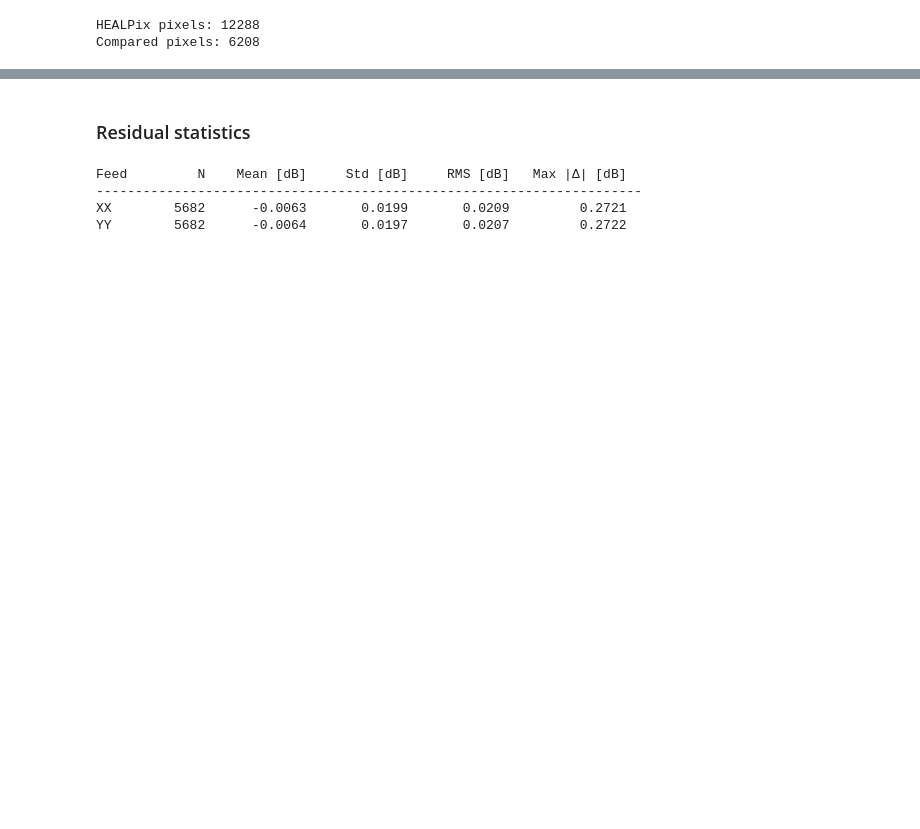
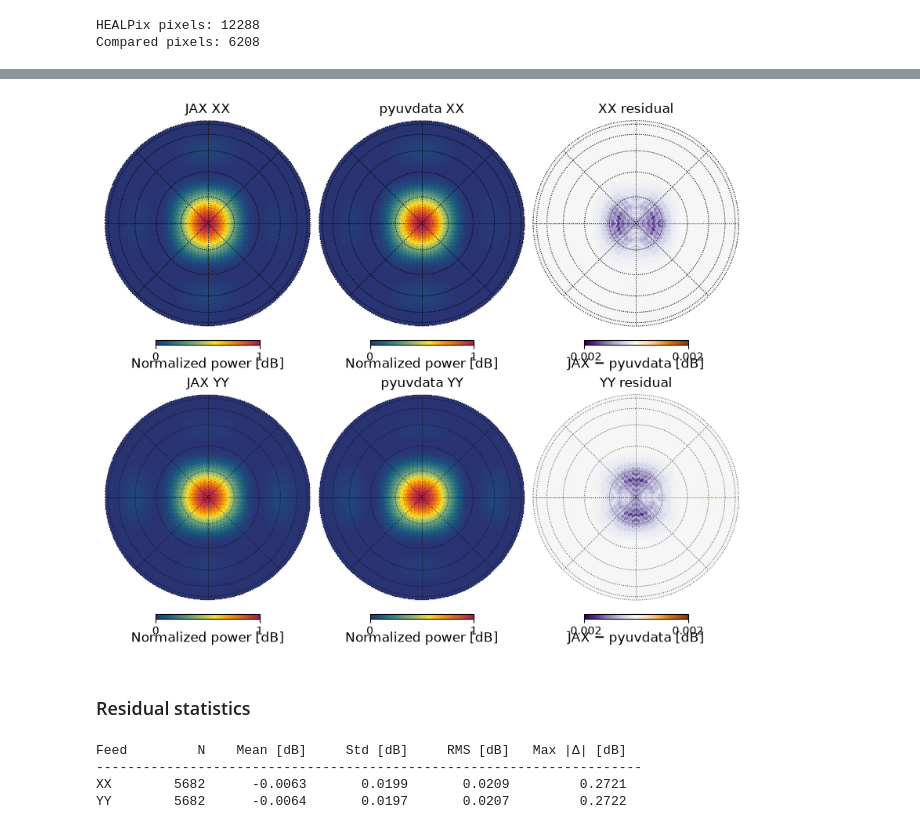
Before and after one commit to amanchokshi/mwa_jaxbeam, a Jupyter notebook: notebooks/aee_137mhz_validation.ipynb, the cells around one changed output, grey strips where cells are left out. Cells and saved outputs as stored; diff of their text form; code cells hidden in the pictures; blank space fills up the shorter version.

```diff
--- a/notebooks/aee_137mhz_validation.ipynb
+++ b/notebooks/aee_137mhz_validation.ipynb
@@ -234,6 +437,8 @@ pyuv_power_db = power_to_db(pyuv_power_hpx)
 residual_db = 10.0 * np.log10(
     np.maximum(jax_power_hpx, np.finfo(float).tiny) / np.maximum(pyuv_power_hpx, np.finfo(float).tiny)
 )
+
+residual_linear = jax_power_hpx - pyuv_power_hpx
 # %%
 def as_healpix_map(values):
     """Replace non-finite values with HEALPix's unseen sentinel."""
@@ -300,3 +504,57 @@ plt.show()
+# %%
+jax_linear_maps = as_healpix_map(jax_power_hpx)
+pyuv_linear_maps = as_healpix_map(pyuv_power_hpx)
+residual_linear_maps = as_healpix_map(residual_linear)
+
+fig = plt.figure(figsize=(8.2, 7.0))
+
+beam_kwargs = {
+    "rot": (0, 90, -90),
+    "half_sky": True,
+    "flip": "geo",
+    "fig": fig,
+    "min": 0,
+    "max": 1,
+    "unit": "\n\nNormalized power [dB]",
+    "badcolor": "whitesmoke",
+    "cmap": beam_cmap,
+}
+residual_kwargs = {
+    "rot": (0, 90, -90),
+    "half_sky": True,
+    "flip": "geo",
+    "fig": fig,
+    "min": -0.002,
+    "max": 0.002,
+    "unit": "\n\nJAX − pyuvdata [dB]",
+    "cmap": "PuOr_r",
+}
+
+for row, feed_name in enumerate(("XX", "YY")):
+    hp.orthview(
+        jax_linear_maps[row],
+        sub=(2, 3, 1 + 3 * row),
+        title=f"JAX {feed_name}",
+        **beam_kwargs,
+    )
+    hp.orthview(
+        pyuv_linear_maps[row],
+        sub=(2, 3, 2 + 3 * row),
+        title=f"pyuvdata {feed_name}",
+        **beam_kwargs,
+    )
+    hp.orthview(
+        residual_linear_maps[row],
+        sub=(2, 3, 3 + 3 * row),
+        title=f"{feed_name} residual",
+        **residual_kwargs,
+    )
+
+    hp.graticule(dpar=15, dmer=45, ls=":", lw=0.7, alpha=0.7)
+
+plt.show()
+# %% [output]
+[figure, added]
 # %% [markdown]
 ### Residual statistics
 # %%
```
Also changed, not shown: parts of 23 cells of this notebook.
